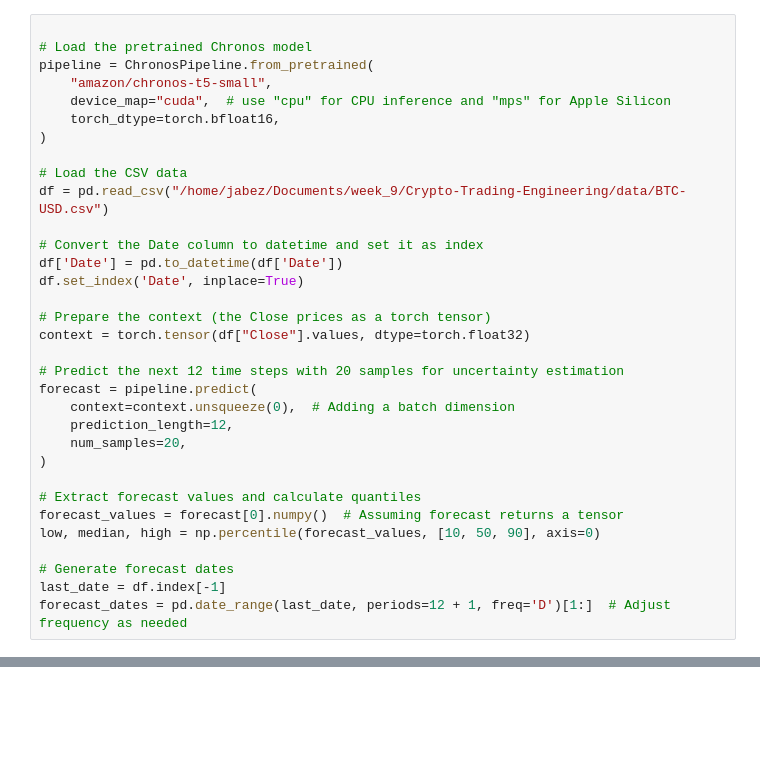
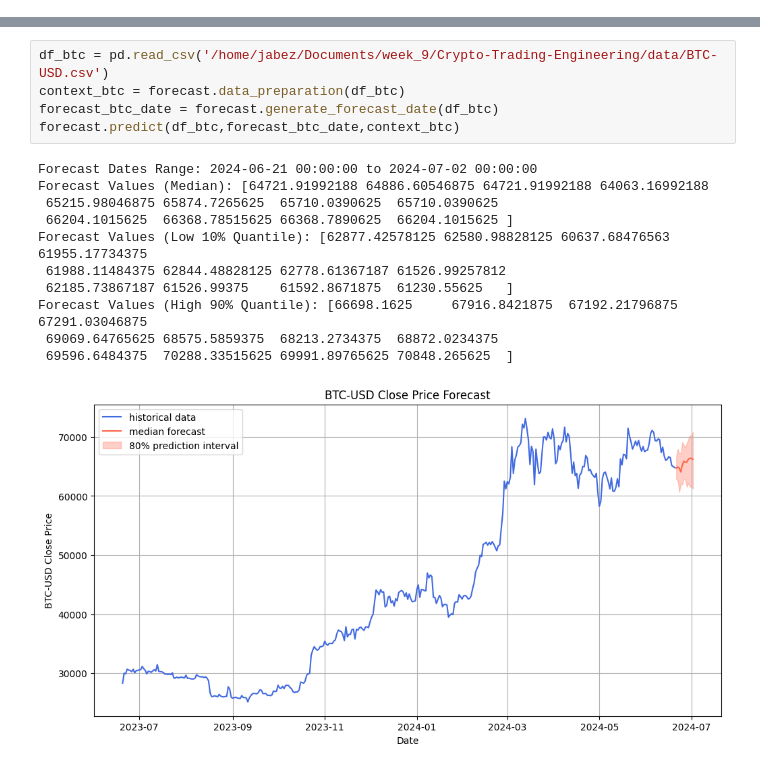
Before and after one commit to Group5-week9-10ac/Crypto-Trading-Engineering, a Jupyter notebook: notebooks/Chronos_forecasting.ipynb, the cells around one changed output, grey strips where cells are left out. Cells and saved outputs as stored; diff of their text form; blank space fills up the shorter version.

Commit message:
adding prediction to other coins

```diff
--- a/notebooks/Chronos_forecasting.ipynb
+++ b/notebooks/Chronos_forecasting.ipynb
@@ -7,33 +11,0 @@ import numpy as np
-# %%
-
-# Load the pretrained Chronos model
-pipeline = ChronosPipeline.from_pretrained(
-    "amazon/chronos-t5-small",
-    device_map="cuda",  # use "cpu" for CPU inference and "mps" for Apple Silicon
-    torch_dtype=torch.bfloat16,
-)
-
-# Load the CSV data
-df = pd.read_csv("/home/jabez/Documents/week_9/Crypto-Trading-Engineering/data/BTC-USD.csv")
-
-# Convert the Date column to datetime and set it as index
-df['Date'] = pd.to_datetime(df['Date'])
-df.set_index('Date', inplace=True)
-
-# Prepare the context (the Close prices as a torch tensor)
-context = torch.tensor(df["Close"].values, dtype=torch.float32)
-
-# Predict the next 12 time steps with 20 samples for uncertainty estimation
-forecast = pipeline.predict(
-    context=context.unsqueeze(0),  # Adding a batch dimension
-    prediction_length=12,
-    num_samples=20,
-)
-
-# Extract forecast values and calculate quantiles
-forecast_values = forecast[0].numpy()  # Assuming forecast returns a tensor
-low, median, high = np.percentile(forecast_values, [10, 50, 90], axis=0)
-
-# Generate forecast dates
-last_date = df.index[-1]
-forecast_dates = pd.date_range(last_date, periods=12 + 1, freq='D')[1:]  # Adjust frequency as needed
@@ -71,0 +12,17 @@ Forecast Values (High 90% Quantile): [65578.2890625  66895.78125    66599.350781
+# %%
+df_btc = pd.read_csv('/home/jabez/Documents/week_9/Crypto-Trading-Engineering/data/BTC-USD.csv')
+context_btc = forecast.data_preparation(df_btc)
+forecast_btc_date = forecast.generate_forecast_date(df_btc)
+forecast.predict(df_btc,forecast_btc_date,context_btc)
+# %% [output]
+Forecast Dates Range: 2024-06-21 00:00:00 to 2024-07-02 00:00:00
+Forecast Values (Median): [64721.91992188 64886.60546875 64721.91992188 64063.16992188
+ 65215.98046875 65874.7265625  65710.0390625  65710.0390625
+ 66204.1015625  66368.78515625 66368.7890625  66204.1015625 ]
+Forecast Values (Low 10% Quantile): [62877.42578125 62580.98828125 60637.68476563 61955.17734375
+ 61988.11484375 62844.48828125 62778.61367187 61526.99257812
+ 62185.73867187 61526.99375    61592.8671875  61230.55625   ]
+Forecast Values (High 90% Quantile): [66698.1625     67916.8421875  67192.21796875 67291.03046875
+ 69069.64765625 68575.5859375  68213.2734375  68872.0234375
+ 69596.6484375  70288.33515625 69991.89765625 70848.265625  ]
+[figure, added]
```
Also changed, not shown: parts of 6 cells of this notebook.
